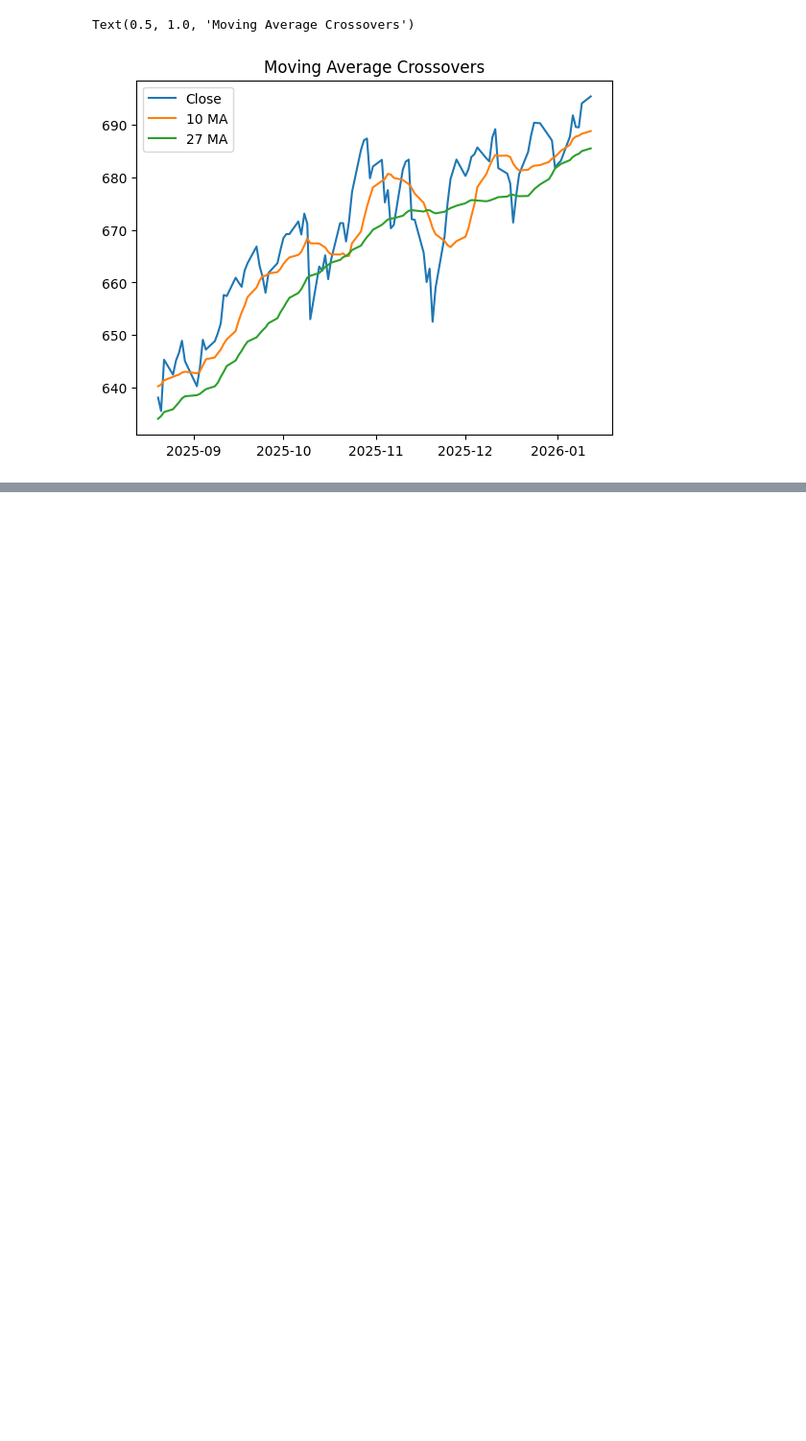
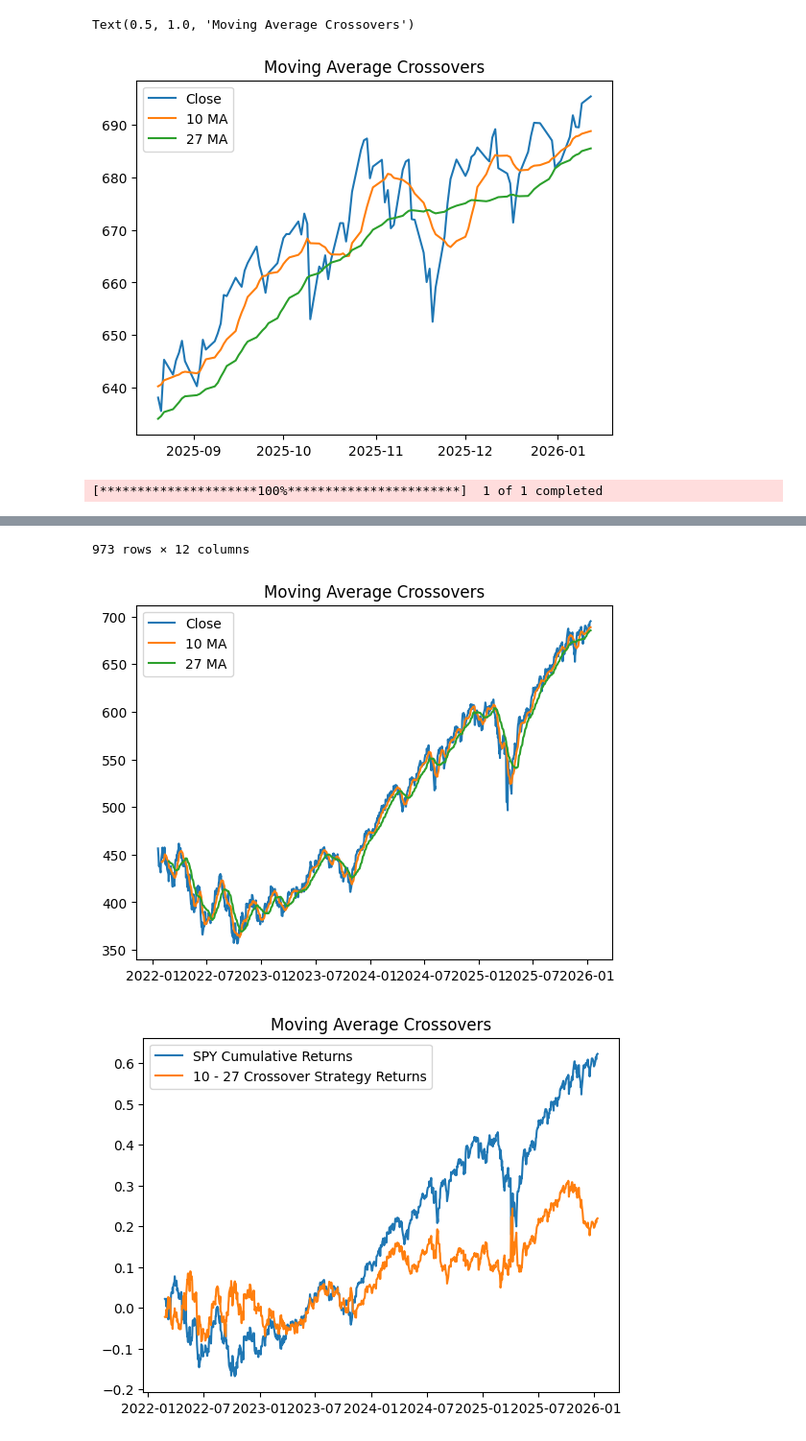
Before and after one commit to NathanN-275/Trading_Practice, a Jupyter notebook: Crossover.ipynb, the cells around one changed output, grey strips where cells are left out. Shown at 96% size. Drawn from its saved outputs; the diff is of its cells as text; code cells hidden in the pictures; blank space fills up the shorter version.

```diff
--- a/Crossover.ipynb
+++ b/Crossover.ipynb
@@ -72,29 +97,14 @@ plt.title('Moving Average Crossovers')
 # %% [output]
 Text(0.5, 1.0, 'Moving Average Crossovers')
 [figure]
-# %%
-def add_strategy(df):
-    close = df['Close'].astype(float)
-    ma = df['MA'].astype(float)
-
-    df['Strategy'] = np.where(close.to_numpy() > ma.to_numpy(), 1, -1)
-    df['Strategy'] = df['Strategy'].shift(1)
-    return df
-
-def test_strategy(df): # test strategy performance and plot returns
-  df['asset_cumulative'] = np.cumprod(1 + df['Close'].pct_change()) - 1
-  df['strategy_cumulative'] = np.cumprod(1 + df['Close'].pct_change() * df['Strategy']) - 1 # shift by 1 to avoid lookahead bias
-
-  # plotting returns
-  plt.plot(df['asset_cumulative'])
-  plt.plot(df['strategy_cumulative'])
-  plt.legend([f'{TICKER} Cumulative Return', f'{WINDOW} Moving Average Cumulative Returns'])
-  return df
-
-def main():
-  df = get_data()
-  df = add_strategy(df)
-  df = test_strategy(df)
-  return df
-
-main()
+# %%
+def main():
+  df = get_data()
+  df = add_moving_averages(df, FAST, SLOW)
+  df = add_strategy(df, FAST, SLOW)
+  df = test_strategy(df, TICKER, FAST, SLOW)
+  return df
+
+main()
+# %% [output]
+[*********************100%***********************]  1 of 1 completed
@@ -100,0 +124,3 @@ main()
+973 rows × 12 columns
+[figure, added]
+[figure, added]
```
Also changed, not shown: parts of 2 cells of this notebook, 40 other files.
